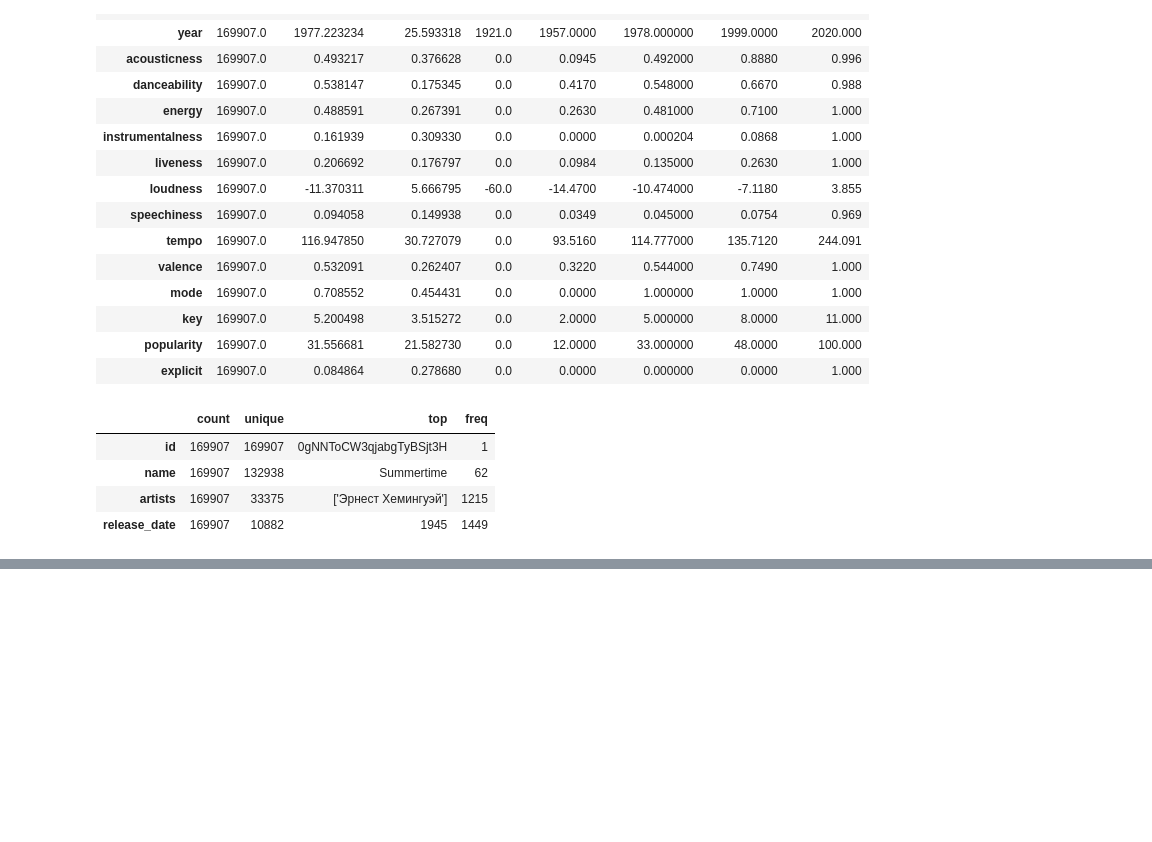
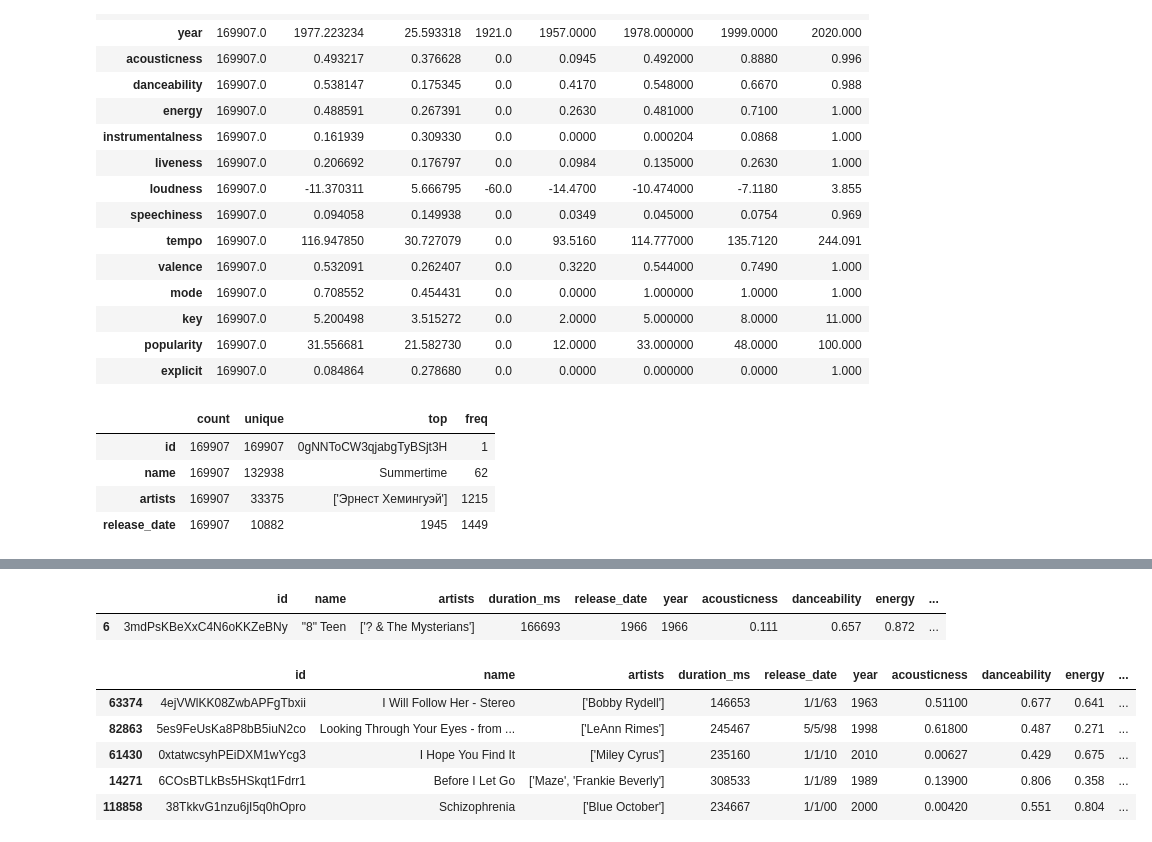
Before and after one commit to annassanchez/lab-eda, a Jupyter notebook: lab_eda_20221121.ipynb, the cells around one changed output, grey strips where cells are left out. Saved outputs shown, nothing was run; the diff lists cells and outputs as text; code cells hidden in the pictures; blank space fills up the shorter version.

```diff
--- a/lab_eda_20221121.ipynb
+++ b/lab_eda_20221121.ipynb
@@ -196,3 +139,0 @@ Name: release_date, Length: 169907, dtype: object
-# %%
-df[['month', 'day', 'decade']]= df['release_date'].str.split('/', expand=True)
-df[['month', 'day', 'decade']].value_counts()
@@ -213,3 +139,0 @@ Length: 10598, dtype: int64
-# %%
-df['date'] = df['day'].astype(str) + '/' + df['month'].astype(str) + '/' + df['year'].astype(str)
-df['date'].unique()
@@ -235,2 +139,0 @@ df[df['date'] == 'None/1966/1966']
-# %%
-df['date'] = pd.to_datetime(df['date'])
@@ -238,0 +160,2 @@ ParserError: Unknown string format: None/1966/1966 present at position 4
+# %%
+df['release_date_length'] = df['release_date'].apply(len)
@@ -238,0 +180,14 @@ ParserError: Unknown string format: None/1966/1966 present at position 4
+# %%
+df[df['release_date_length'] == 4].head(1)
+# %% [output]
+|  | id | name | artists | duration_ms | release_date | year | acousticness | danceability | energy | ... |
+| 6 | 3mdPsKBeXxC4N6oKKZeBNy | "8" Teen | ['? & The Mysterians'] | 166693 | 1966 | 1966 | 0.111 | 0.657 | 0.872 | ... |
+# %%
+df[df['release_date_length'] == 6].sample(5)
+# %% [output]
+|  | id | name | artists | duration_ms | release_date | year | acousticness | danceability | energy | ... |
+| 63374 | 4ejVWlKK08ZwbAPFgTbxii | I Will Follow Her - Stereo | ['Bobby Rydell'] | 146653 | 1/1/63 | 1963 | 0.51100 | 0.677 | 0.641 | ... |
+| 82863 | 5es9FeUsKa8P8bB5iuN2co | Looking Through Your Eyes - from ... | ['LeAnn Rimes'] | 245467 | 5/5/98 | 1998 | 0.61800 | 0.487 | 0.271 | ... |
+| 61430 | 0xtatwcsyhPEiDXM1wYcg3 | I Hope You Find It | ['Miley Cyrus'] | 235160 | 1/1/10 | 2010 | 0.00627 | 0.429 | 0.675 | ... |
+| 14271 | 6COsBTLkBs5HSkqt1Fdrr1 | Before I Let Go | ['Maze', 'Frankie Beverly'] | 308533 | 1/1/89 | 1989 | 0.13900 | 0.806 | 0.358 | ... |
+| 118858 | 38TkkvG1nzu6jI5q0hOpro | Schizophrenia | ['Blue October'] | 234667 | 1/1/00 | 2000 | 0.00420 | 0.551 | 0.804 | ... |
```
Also changed, not shown: parts of 63 cells of this notebook.
